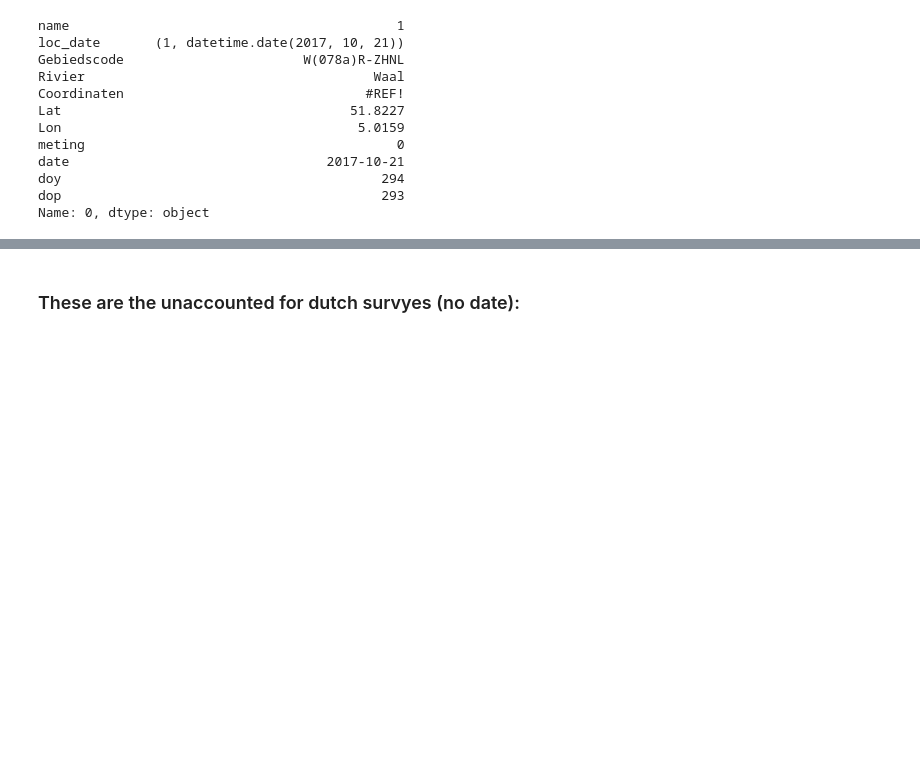
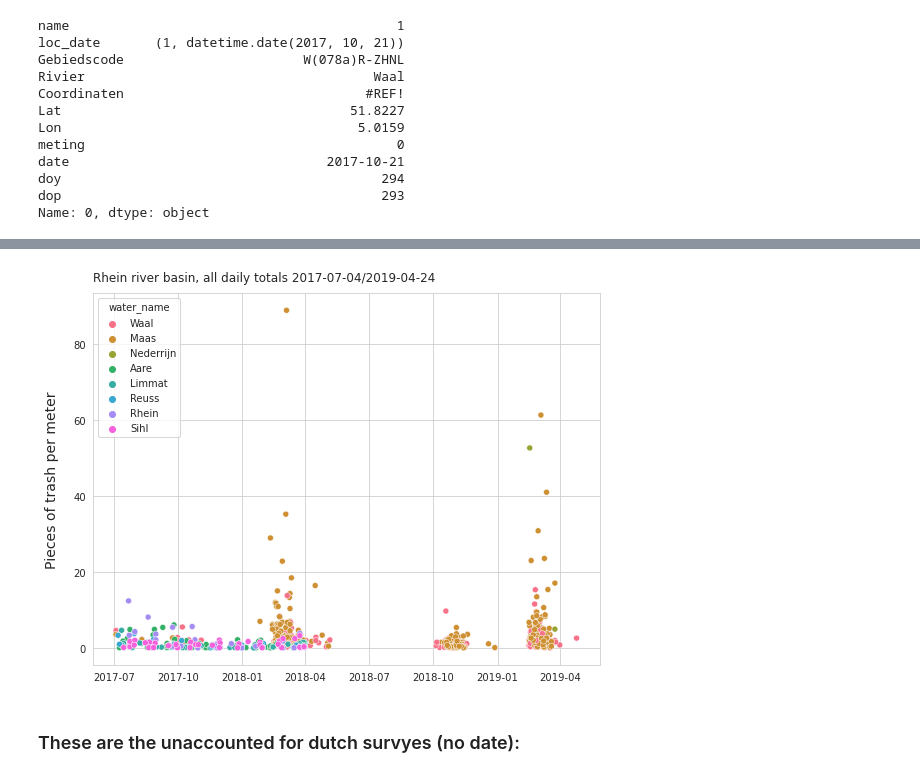
Before and after one commit to hammerdirt-analyst/rhinecode, a Jupyter notebook: harmonizesurveyresults.ipynb, the cells around one changed output, grey strips where cells are left out. Drawn from its saved outputs; the diff is of its cells as text; code cells hidden in the pictures; blank space fills up the shorter version.

Commit message:
fixed title

```diff
--- a/harmonizesurveyresults.ipynb
+++ b/harmonizesurveyresults.ipynb
@@ -362,22 +457,24 @@ a_results_dfx.describe()
 # %%
 sns.set_style('whitegrid')
 
 daily_totals = pd.concat([a_results_dfx, survey_total_ch])
 
 fig, ax = plt.subplots(figsize=(8,6))
 
 sns.scatterplot(data=daily_totals, x='date', y='pcs_m', hue='water_name', palette='husl', ax=ax)
 
-ax.set_title(F"Rhine river basin, all daily totals {a_min_date}/{a_max_date}", **title_k)
+ax.set_title(F"Rhein river basin, all daily totals {a_min_date}/{a_max_date}", **title_k)
 ax.set_ylabel("Pieces of trash per meter", **ylab_k)
 ax.set_xlabel("")
 
 plt.tight_layout()
 a_name = F"{project_directory}/initial_harmonized_results.jpg"
 plt.savefig(a_name, dpi=300)
 
 plt.show()
 plt.close()
+# %% [output]
+[figure, added]
 # %% [markdown]
 ### These are the unaccounted for dutch survyes (no date):
 # %%
```
Also changed, not shown: parts of 10 cells of this notebook.
